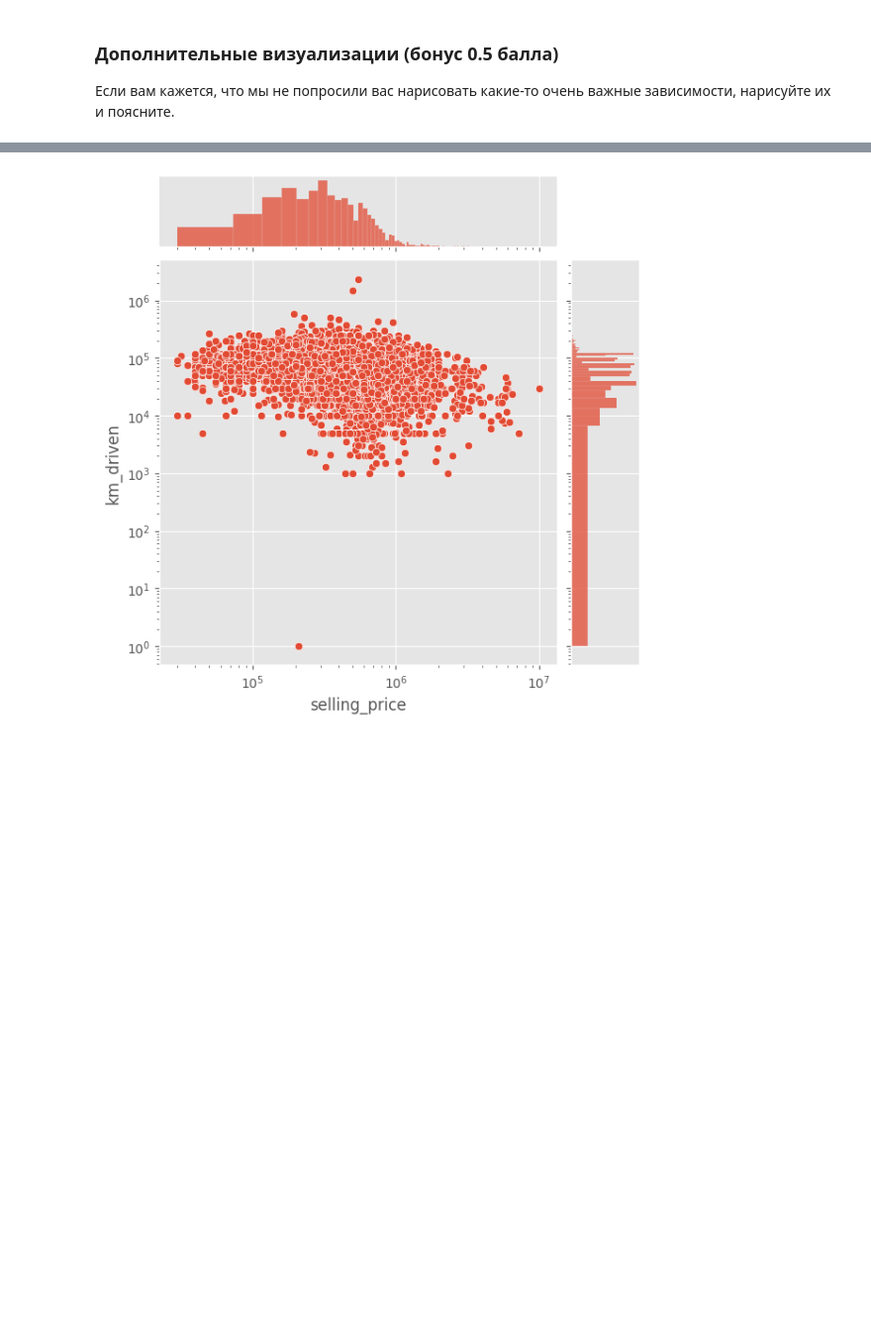
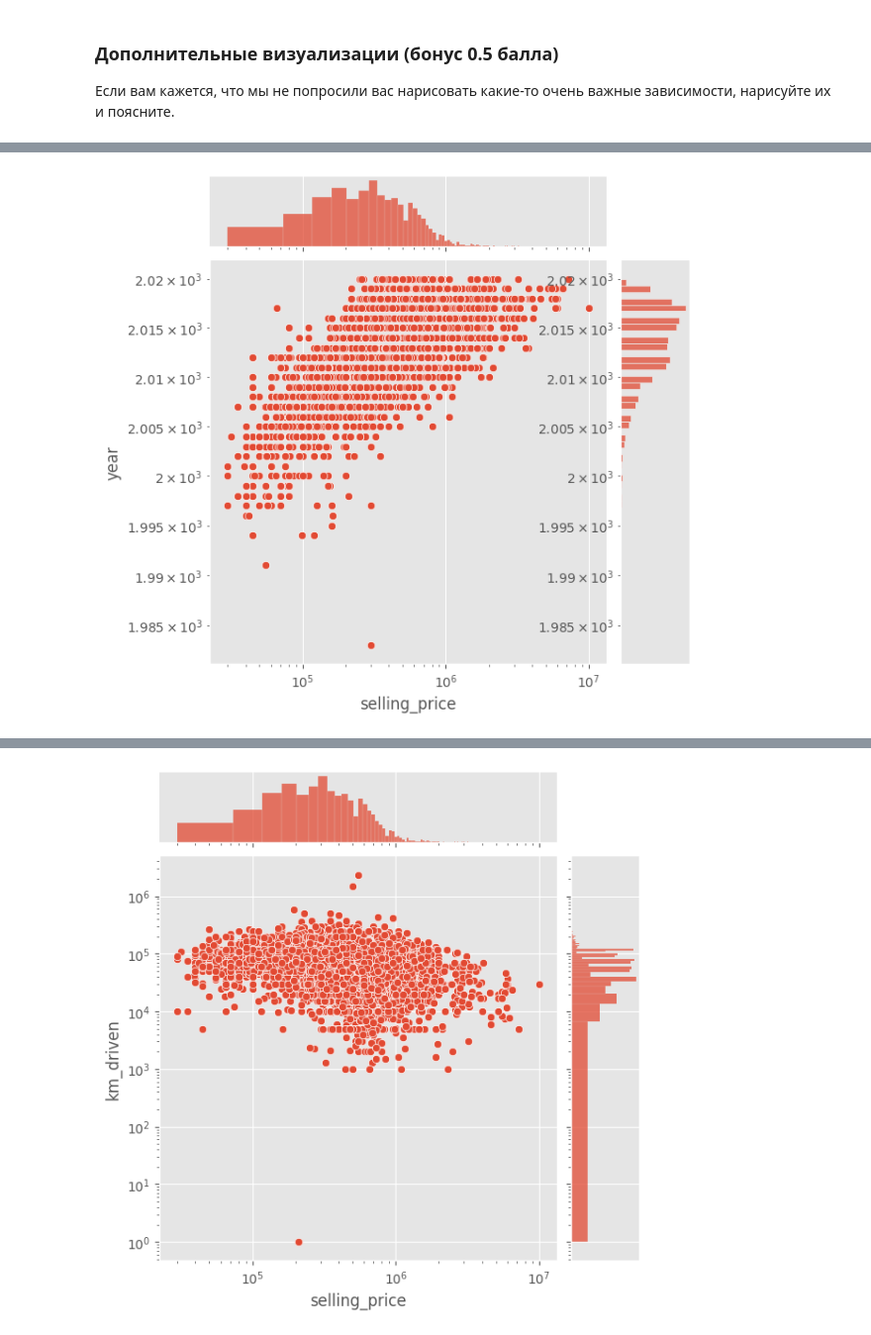
Before and after one commit to ksGrom/ML_HW1, a Jupyter notebook: HW1_Regression_with_inference.ipynb, the cells around one changed output, grey strips where cells are left out. Shown at 99% size. Cells and saved outputs as stored; diff of their text form; code cells hidden in the pictures; blank space fills up the shorter version.

```diff
--- a/HW1_Regression_with_inference.ipynb
+++ b/HW1_Regression_with_inference.ipynb
@@ -716 +724,9 @@ df_train.sample() # Выведем для удобства, чтобы стол
+# %%
+# Есть очень сильная линейная корреляция между логарифмами года выпуска и целевой переменной.
+g = sns.jointplot(data=df_train, x="selling_price", y="year")
+g.ax_joint.set_xscale('log')
+g.ax_joint.set_yscale('log')
+plt.show();
+# %% [output]
+[figure, added]
 # %%
```
Also changed, not shown: parts of 21 cells of this notebook, 3 other files.
